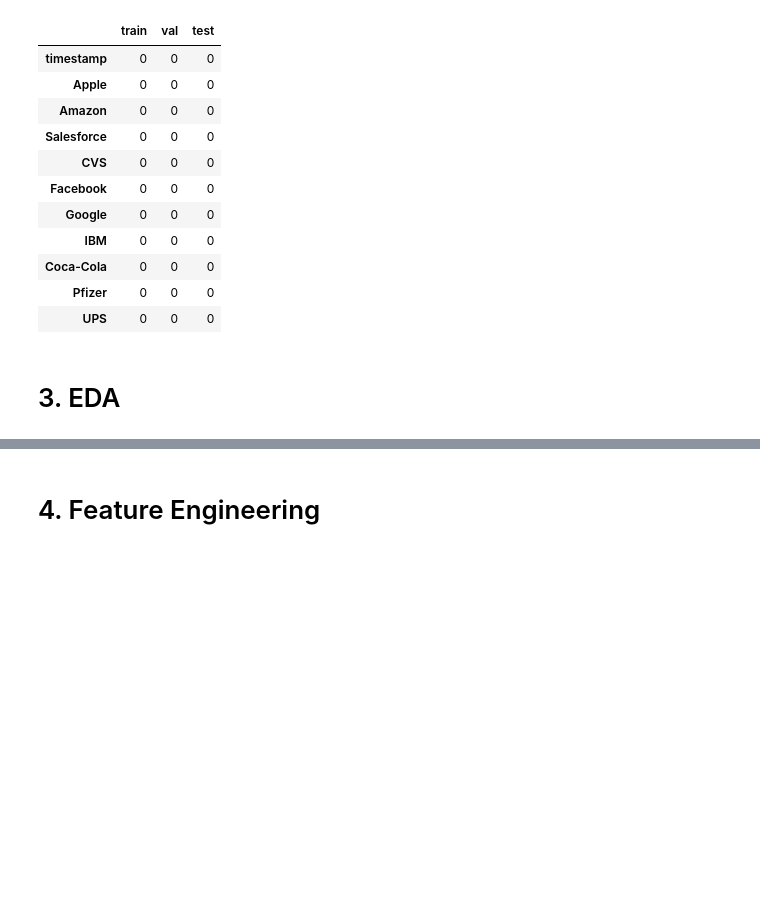
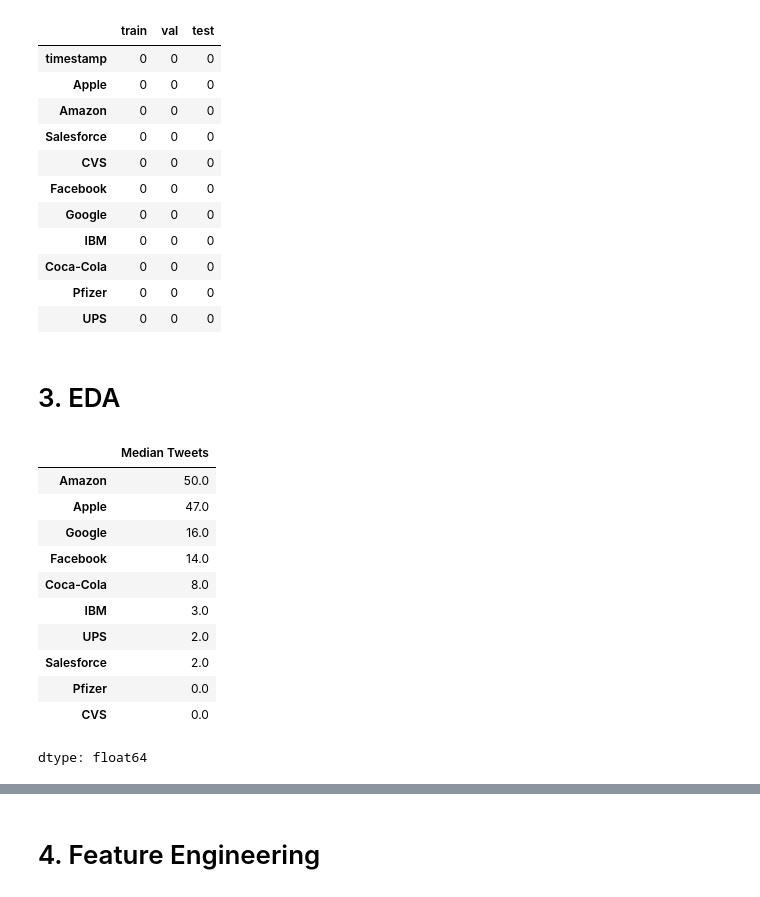
Before and after one commit to CMPE-255-G5/times-series-anomaly-detection-on-twitter-data, a Jupyter notebook: notebooks/Twitter_data.ipynb, the cells around one changed output, grey strips where cells are left out. Drawn from its saved outputs; the diff is of its cells as text; code cells hidden in the pictures; blank space fills up the shorter version.

```diff
--- a/notebooks/Twitter_data.ipynb
+++ b/notebooks/Twitter_data.ipynb
@@ -221,0 +236,18 @@ summarize_missing(train_imp, val_imp, test_imp)
+# %%
+# Find median number of tweets per five minutes (sorted by median and variance, because Pfizer and CVS have the same median but different variance)
+stats = df.drop(columns='timestamp').agg(['median', 'var']).T
+company_medians = stats.sort_values(['median', 'var'], ascending=False)['median'].rename('Median Tweets')
+company_medians
+# %% [output]
+|  | Median Tweets |
+| Amazon | 50.0 |
+| Apple | 47.0 |
+| Google | 16.0 |
+| Facebook | 14.0 |
+| Coca-Cola | 8.0 |
+| IBM | 3.0 |
+| UPS | 2.0 |
+| Salesforce | 2.0 |
+| Pfizer | 0.0 |
+| CVS | 0.0 |
+dtype: float64
```
Also changed, not shown: parts of 6 cells of this notebook.
